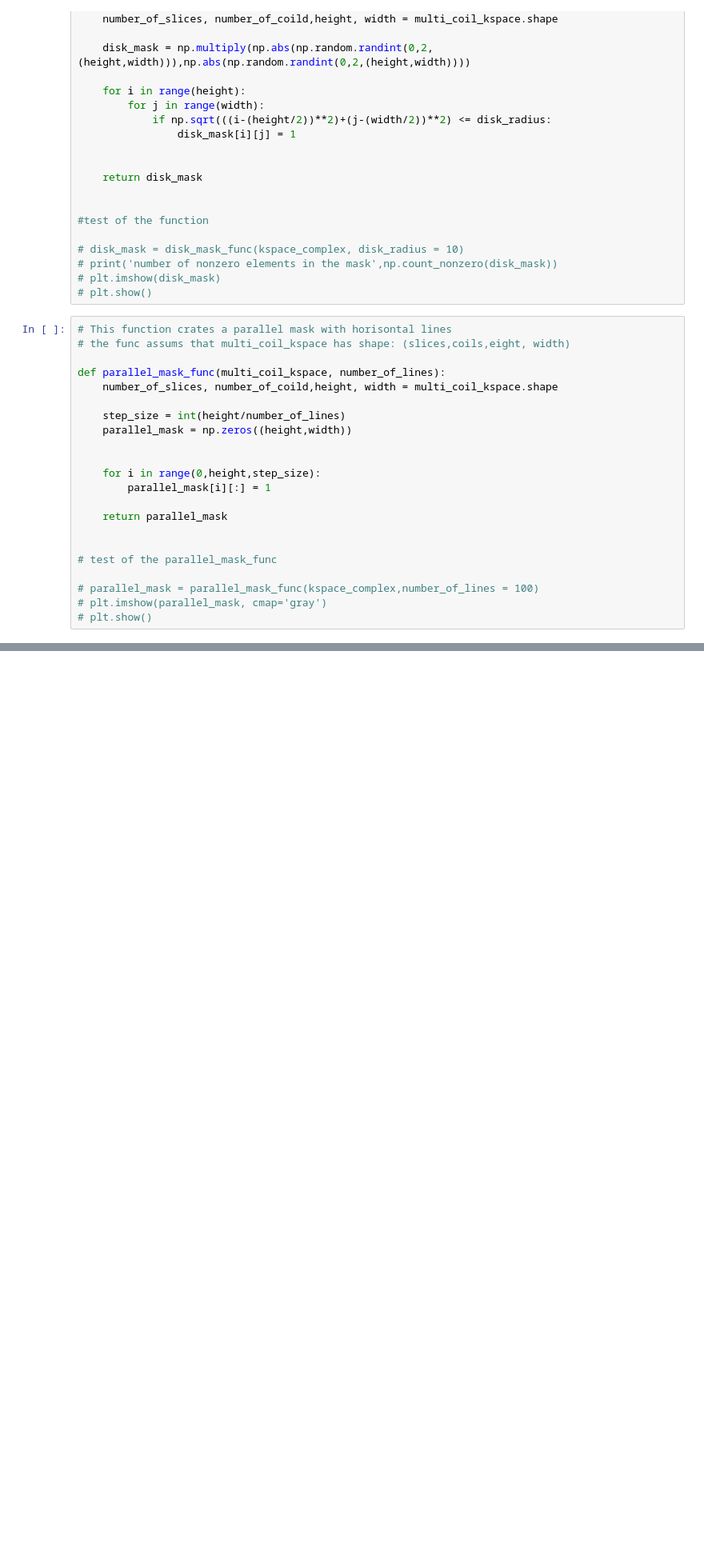
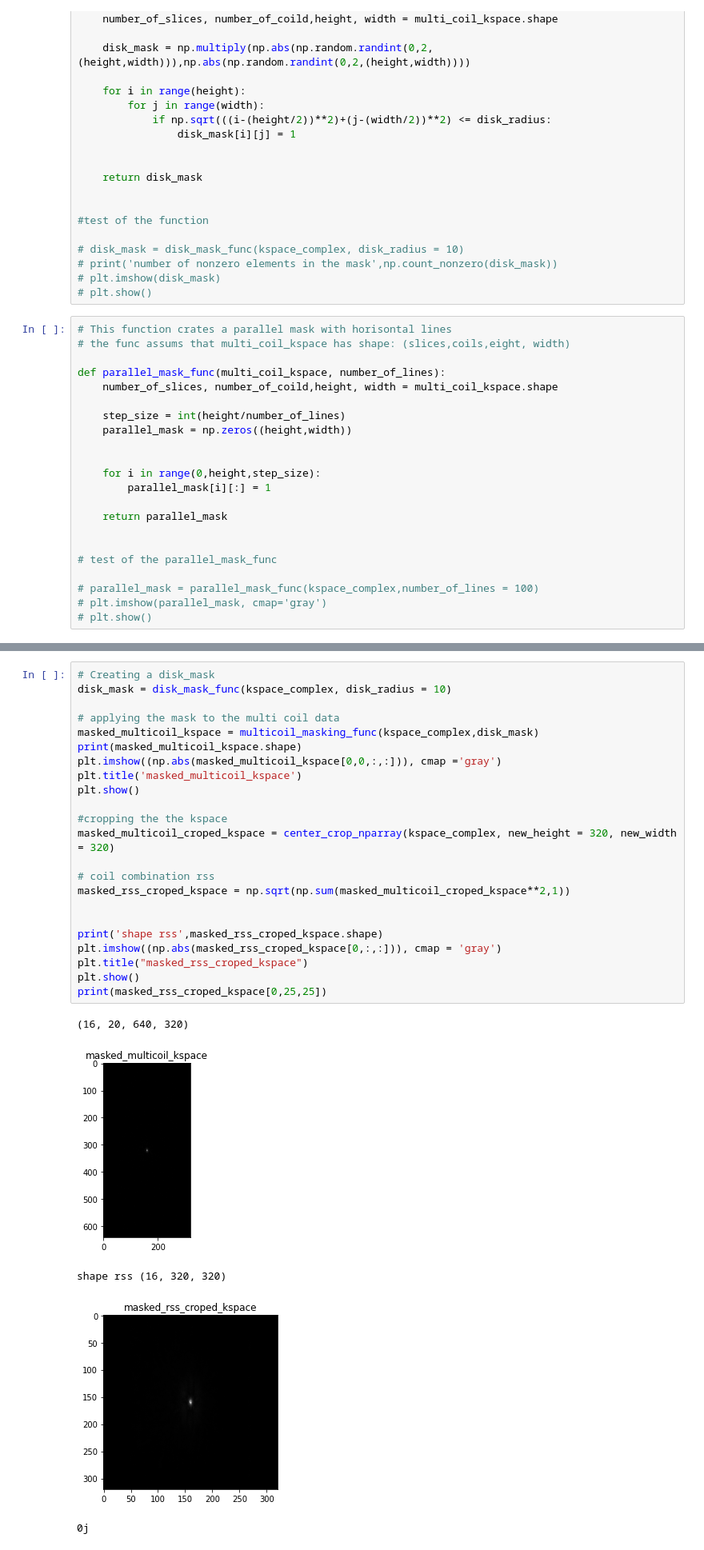
Before and after one commit to Samuel-van-Gurp/fastMRI, a Jupyter notebook: filter_notebook.ipynb, the cells around one changed output, grey strips where cells are left out. Shown at 80% size. Saved outputs shown, nothing was run; the diff lists cells and outputs as text; blank space fills up the shorter version.

```diff
--- a/filter_notebook.ipynb
+++ b/filter_notebook.ipynb
@@ -206,0 +232,29 @@ masked_multicoil_kspace.shape
+# %%
+# Creating a disk_mask
+disk_mask = disk_mask_func(kspace_complex, disk_radius = 10)
+
+# applying the mask to the multi coil data
+masked_multicoil_kspace = multicoil_masking_func(kspace_complex,disk_mask)
+print(masked_multicoil_kspace.shape)
+plt.imshow((np.abs(masked_multicoil_kspace[0,0,:,:])), cmap ='gray')
+plt.title('masked_multicoil_kspace')
+plt.show()
+
+#cropping the the kspace
+masked_multicoil_croped_kspace = center_crop_nparray(kspace_complex, new_height = 320, new_width = 320)
+
+# coil combination rss
+masked_rss_croped_kspace = np.sqrt(np.sum(masked_multicoil_croped_kspace**2,1))
+
+
+print('shape rss',masked_rss_croped_kspace.shape)
+plt.imshow((np.abs(masked_rss_croped_kspace[0,:,:])), cmap = 'gray')
+plt.title("masked_rss_croped_kspace")
+plt.show()
+print(masked_rss_croped_kspace[0,25,25])
+# %% [output]
+(16, 20, 640, 320)
+[figure, added]
+shape rss (16, 320, 320)
+[figure, added]
+0j
```
Also changed, not shown: parts of 13 cells of this notebook.
